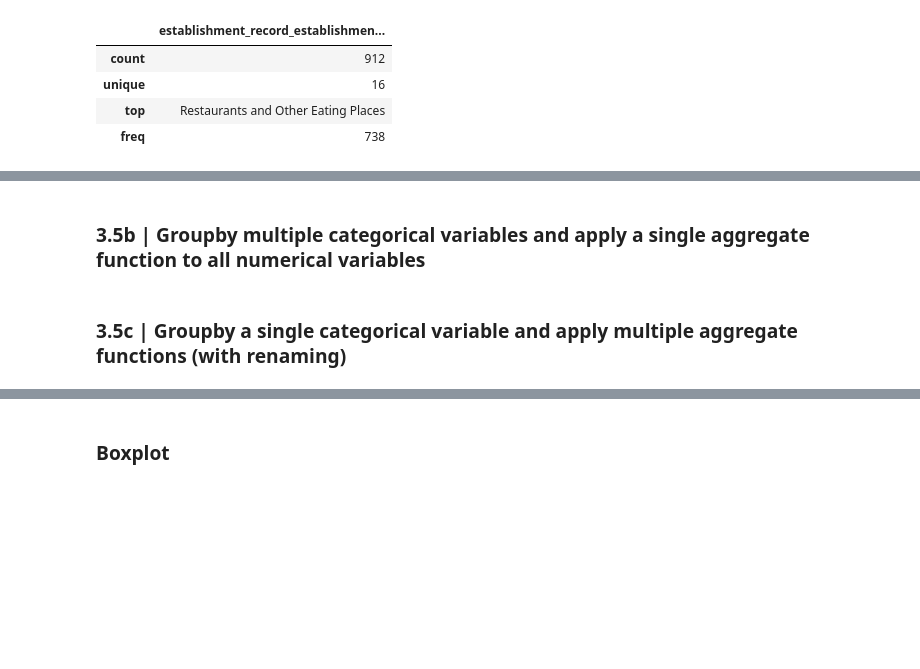
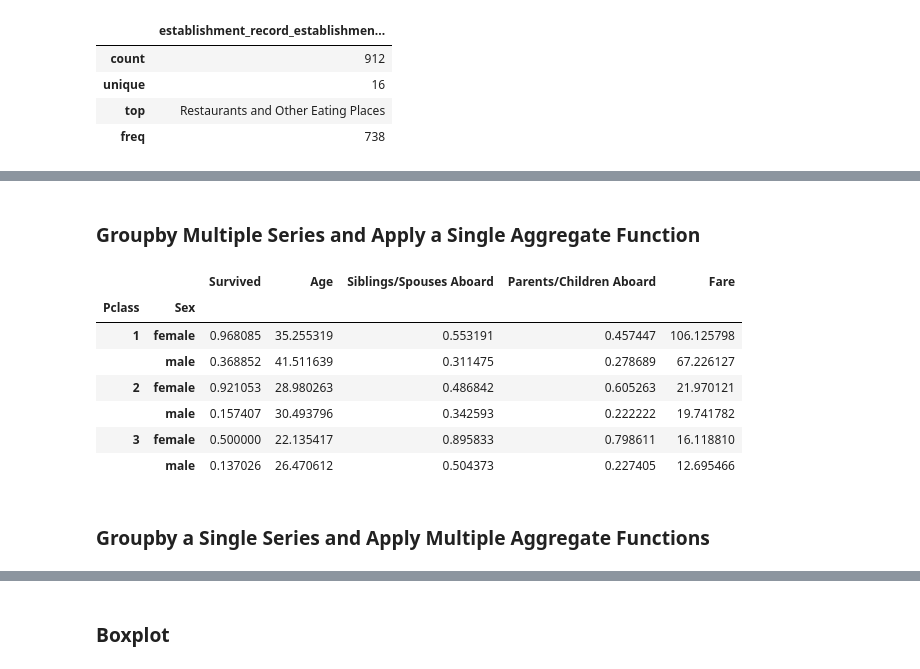
Before and after one commit to davidwhitemsm/cookbooks, a Jupyter notebook: exploratory_data_analysis_with_python_cookbook.ipynb, the cells around one changed output, grey strips where cells are left out. Saved outputs shown, nothing was run; the diff lists cells and outputs as text; code cells hidden in the pictures; blank space fills up the shorter version.

```diff
--- a/exploratory_data_analysis_with_python_cookbook.ipynb
+++ b/exploratory_data_analysis_with_python_cookbook.ipynb
@@ -479,7 +602,16 @@ df_a.groupby('Pclass').mean()
 # %% [markdown]
-### 3.5b | Groupby multiple categorical variables and apply a single aggregate function to all numerical variables
+### Groupby Multiple Series and Apply a Single Aggregate Function
 # %%
-df_a.groupby(['Pclass','Sex']).mean()
+df.groupby(['Pclass','Sex']).mean()
+# %% [output]
+|  |  | Survived | Age | Siblings/Spouses Aboard | Parents/Children Aboard | Fare |
+| Pclass | Sex |  |  |  |  |  |
+| 1 | female | 0.968085 | 35.255319 | 0.553191 | 0.457447 | 106.125798 |
+|  | male | 0.368852 | 41.511639 | 0.311475 | 0.278689 | 67.226127 |
+| 2 | female | 0.921053 | 28.980263 | 0.486842 | 0.605263 | 21.970121 |
+|  | male | 0.157407 | 30.493796 | 0.342593 | 0.222222 | 19.741782 |
+| 3 | female | 0.500000 | 22.135417 | 0.895833 | 0.798611 | 16.118810 |
+|  | male | 0.137026 | 26.470612 | 0.504373 | 0.227405 | 12.695466 |
 # %% [markdown]
-### 3.5c | Groupby a single categorical variable and apply multiple aggregate functions (with renaming)
+### Groupby a Single Series and Apply Multiple Aggregate Functions
 # %%
```
Also changed, not shown: parts of 144 cells of this notebook.
